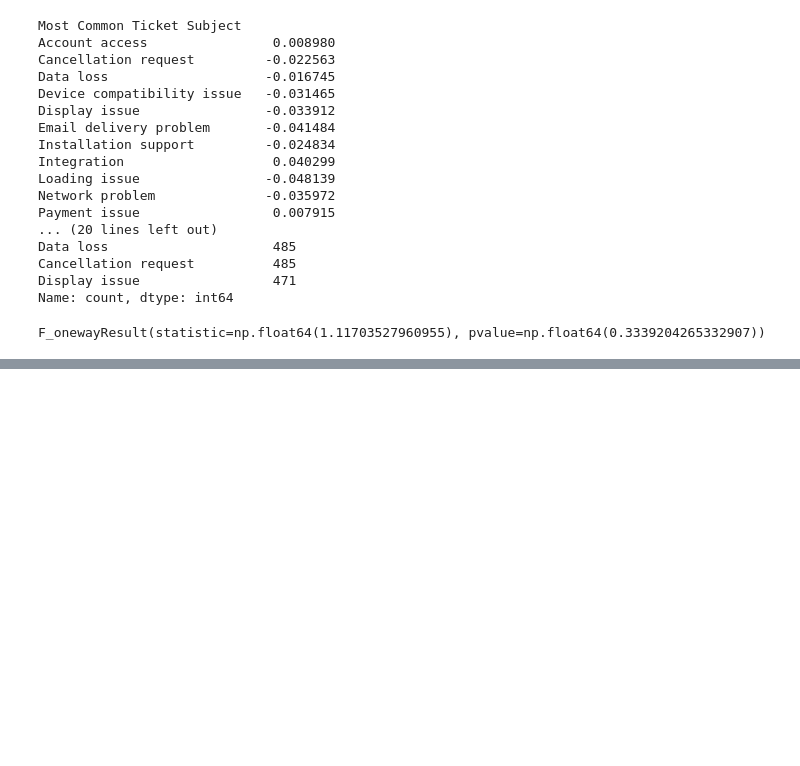
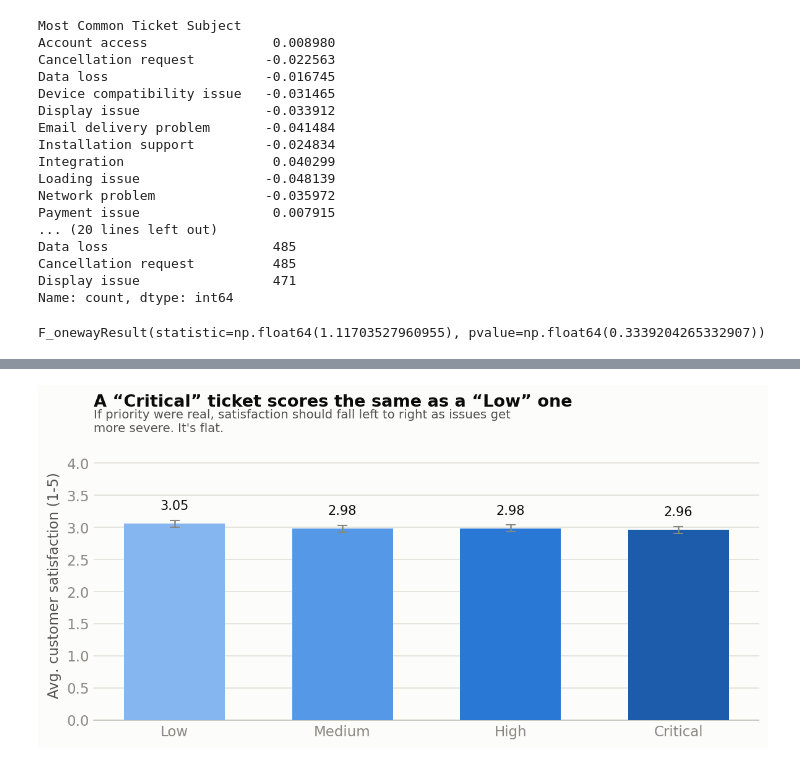
Before and after one commit to dpark2380/datasoc-atlassian-datathon, a Jupyter notebook: analysis/EDA.ipynb, the cells around one changed output, grey strips where cells are left out. Saved outputs shown, nothing was run; the diff lists cells and outputs as text; code cells hidden in the pictures; blank space fills up the shorter version.

```diff
--- a/analysis/EDA.ipynb
+++ b/analysis/EDA.ipynb
@@ -545,0 +667,28 @@ combined_df.to_csv('combined_dataset', index=False)
+# %%
+priorityOrder = ["Low", "Medium", "High", "Critical"]
+satByPriority = (
+    tickets_df.dropna(subset=["Customer Satisfaction Rating"])
+    .groupby("Ticket Priority")["Customer Satisfaction Rating"]
+    .agg(["mean", "sem"])
+    .reindex(priorityOrder)
+)
+
+fig, ax = plt.subplots(figsize=(8, 4.6), dpi=150)
+bars = ax.bar(priorityOrder, satByPriority["mean"], yerr=satByPriority["sem"], capsize=4,
+              color=SEQ_BLUE, width=0.6, zorder=3,
+              error_kw={"ecolor": INK_MUTED, "elinewidth": 1.2})
+for i, v in enumerate(satByPriority["mean"]):
+    ax.text(i, v + 0.18, f"{v:.2f}", ha="center", va="bottom", fontsize=10, color=INK_PRIMARY)
+
+ax.set_ylim(0, 4.2)
+ax.set_ylabel("Avg. customer satisfaction (1-5)")
+wrapped_title(
+    ax,
+    "A “Critical” ticket scores the same as a “Low” one",
+    "If priority were real, satisfaction should fall left to right as issues get more severe. It's flat.",
+)
+style_axes(ax)
+fig.tight_layout(rect=(0, 0, 1, 0.88))
+plt.show()
+# %% [output]
+[figure, added]
```
Also changed, not shown: parts of 8 cells of this notebook, 2 other files.
